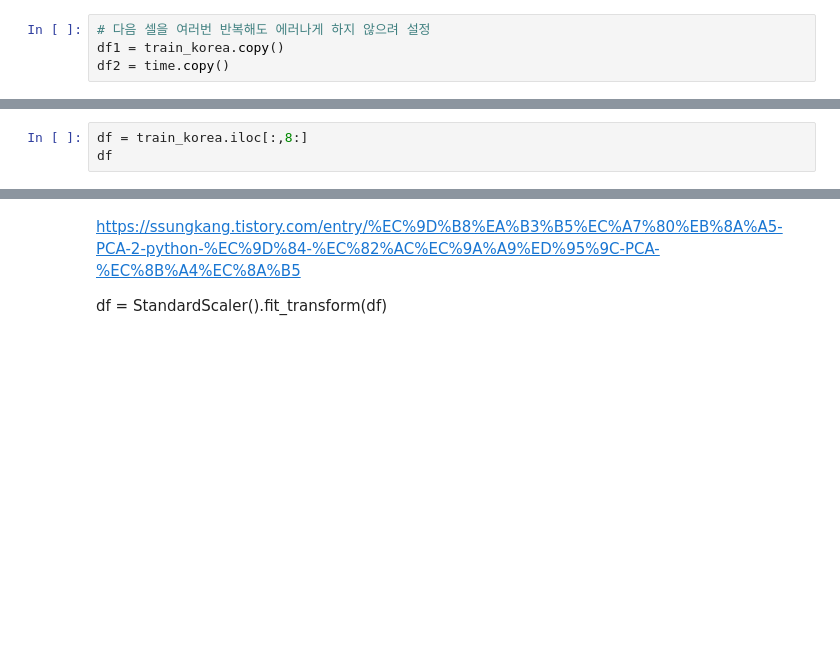
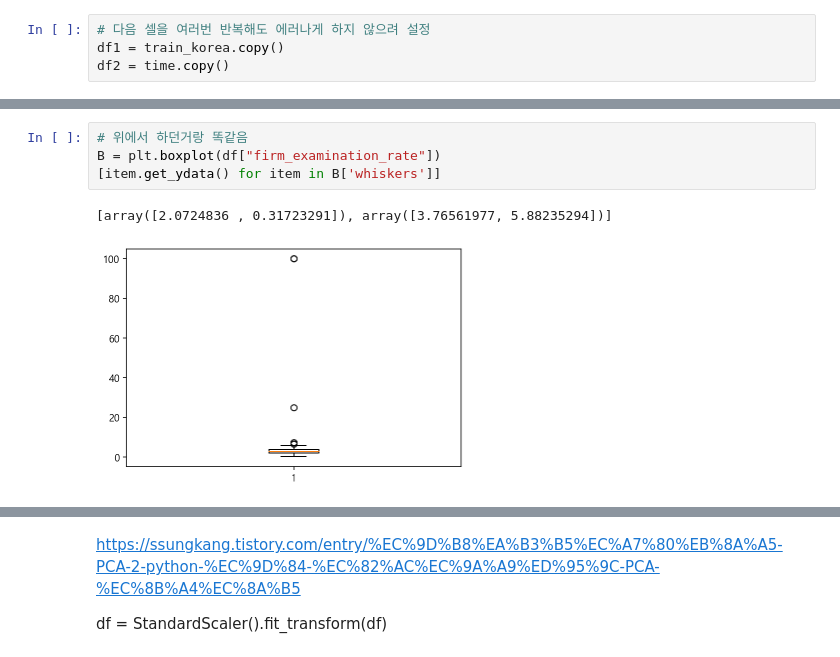
Before and after one commit to jeongnamho/Kaggle, a Jupyter notebook: Corona_competition/Corona_competition.ipynb, the cells around one changed output, grey strips where cells are left out. Drawn from its saved outputs; the diff is of its cells as text; blank space fills up the shorter version.

```diff
--- a/Corona_competition/Corona_competition.ipynb
+++ b/Corona_competition/Corona_competition.ipynb
@@ -172,3 +194,0 @@ train_korea.describe()
-# %%
-df = train_korea.iloc[:,8:]
-df
@@ -188,0 +210,7 @@ df
+# %%
+# 위에서 하던거랑 똑같음
+B = plt.boxplot(df["firm_examination_rate"])
+[item.get_ydata() for item in B['whiskers']]
+# %% [output]
+[array([2.0724836 , 0.31723291]), array([3.76561977, 5.88235294])]
+[figure, added]
```
Also changed, not shown: parts of 31 cells of this notebook, 4 other files.
